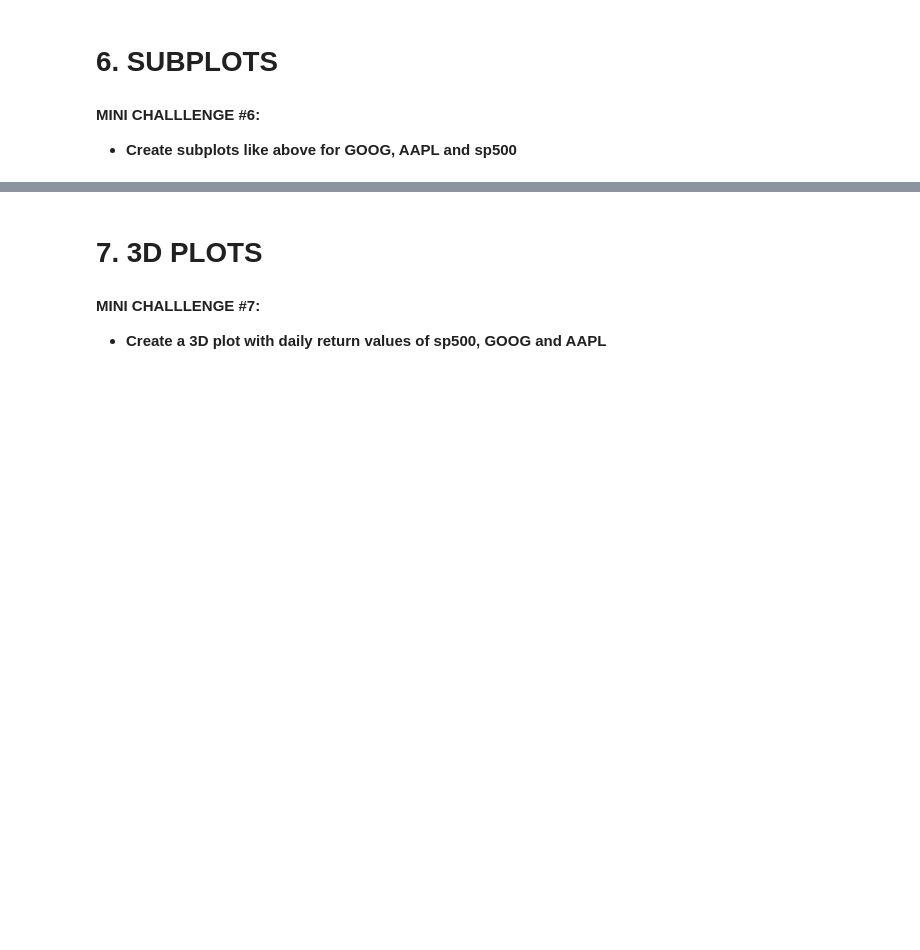
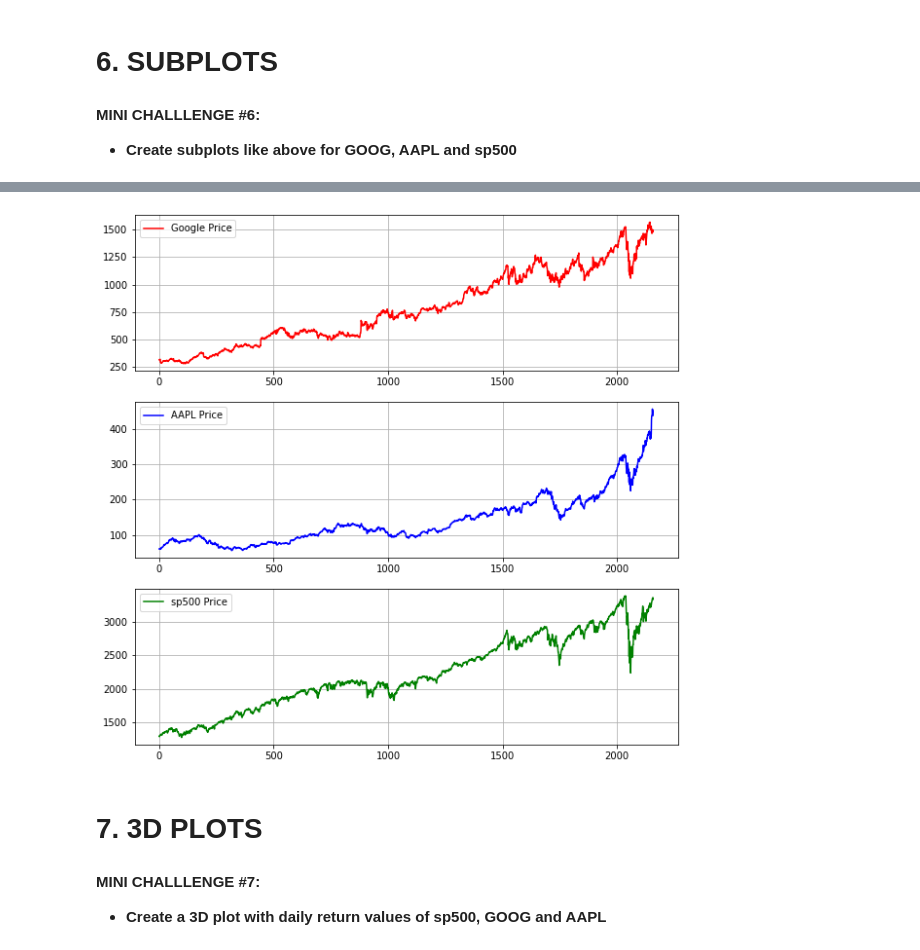
Before and after one commit to SangeetaChatterjee/Python_Stockmarket_Profile, a Jupyter notebook: 9_Python_101_Data_Visualization_with_matplotlib_Skeleton.ipynb, the cells around one changed output, grey strips where cells are left out. Cells and saved outputs as stored; diff of their text form; code cells hidden in the pictures; blank space fills up the shorter version.

```diff
--- a/9_Python_101_Data_Visualization_with_matplotlib_Skeleton.ipynb
+++ b/9_Python_101_Data_Visualization_with_matplotlib_Skeleton.ipynb
@@ -139,3 +168,21 @@ plt.hist(Google_df,bin_num);
+# %%
+plt.figure(figsize=(10,10))
+plt.subplot(3,1,1)
+plt.plot(stock_df['GOOG'],color ='r')
+plt.grid()
+plt.legend(['Google Price'])
+
+plt.subplot(3,1,2)
+plt.plot(stock_df['AAPL'],color ='b')
+plt.grid()
+plt.legend(['AAPL Price'])
+
+plt.subplot(3,1,3)
+plt.plot(stock_df['sp500'],color ='g')
+plt.grid()
+plt.legend(['sp500 Price']);
+# %% [output]
+[figure, added]
 # %% [markdown]
 # 7. 3D PLOTS
 # %%
```
Also changed, not shown: parts of 5 cells of this notebook.
